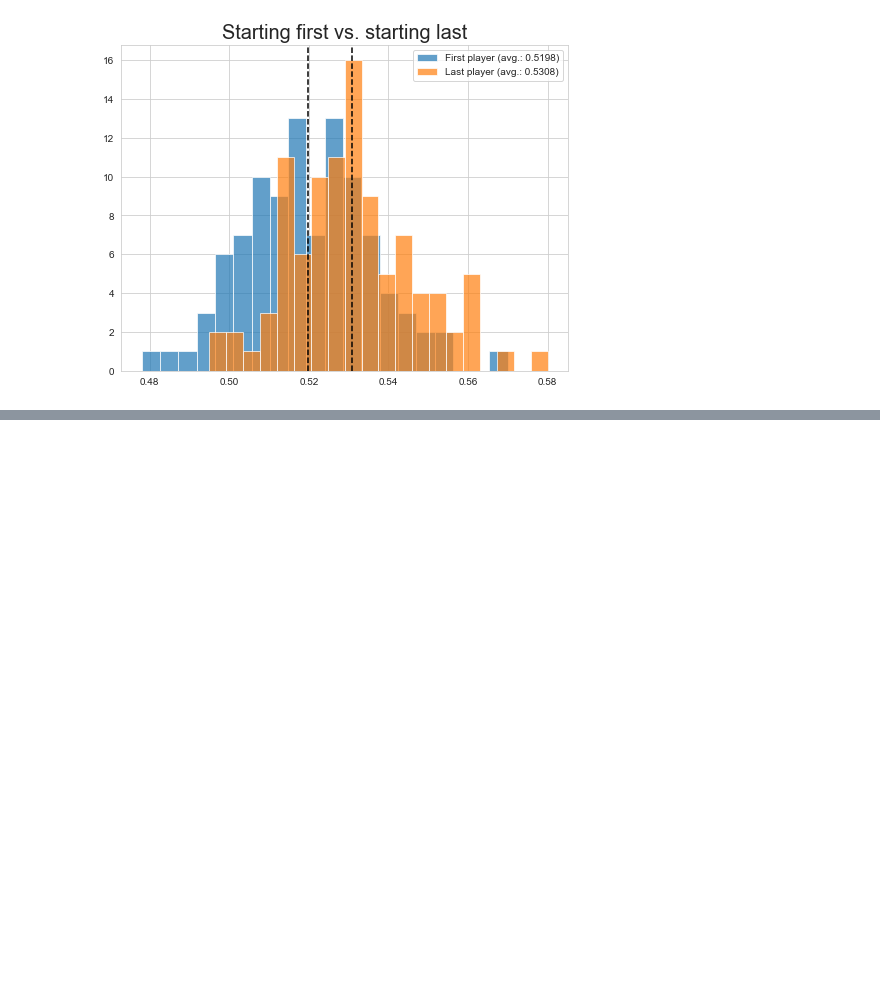
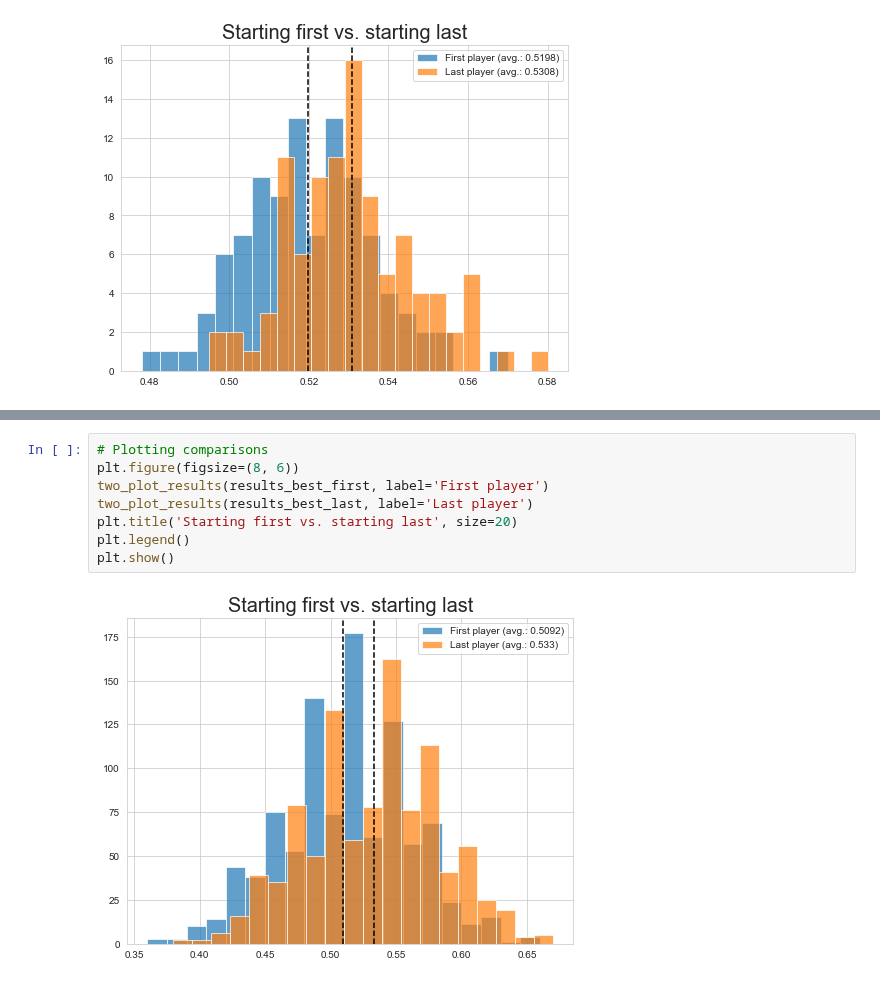
Before and after one commit to smu095/theriddler, a Jupyter notebook: 29march2019.ipynb, the cells around one changed output, grey strips where cells are left out. Drawn from its saved outputs; the diff is of its cells as text; blank space fills up the shorter version.

```diff
--- a/29march2019.ipynb
+++ b/29march2019.ipynb
@@ -137,0 +202,10 @@ plt.show()
+# %%
+# Plotting comparisons
+plt.figure(figsize=(8, 6))
+two_plot_results(results_best_first, label='First player')
+two_plot_results(results_best_last, label='Last player')
+plt.title('Starting first vs. starting last', size=20)
+plt.legend()
+plt.show()
+# %% [output]
+[figure, added]
```
Also changed, not shown: parts of 7 cells of this notebook.
